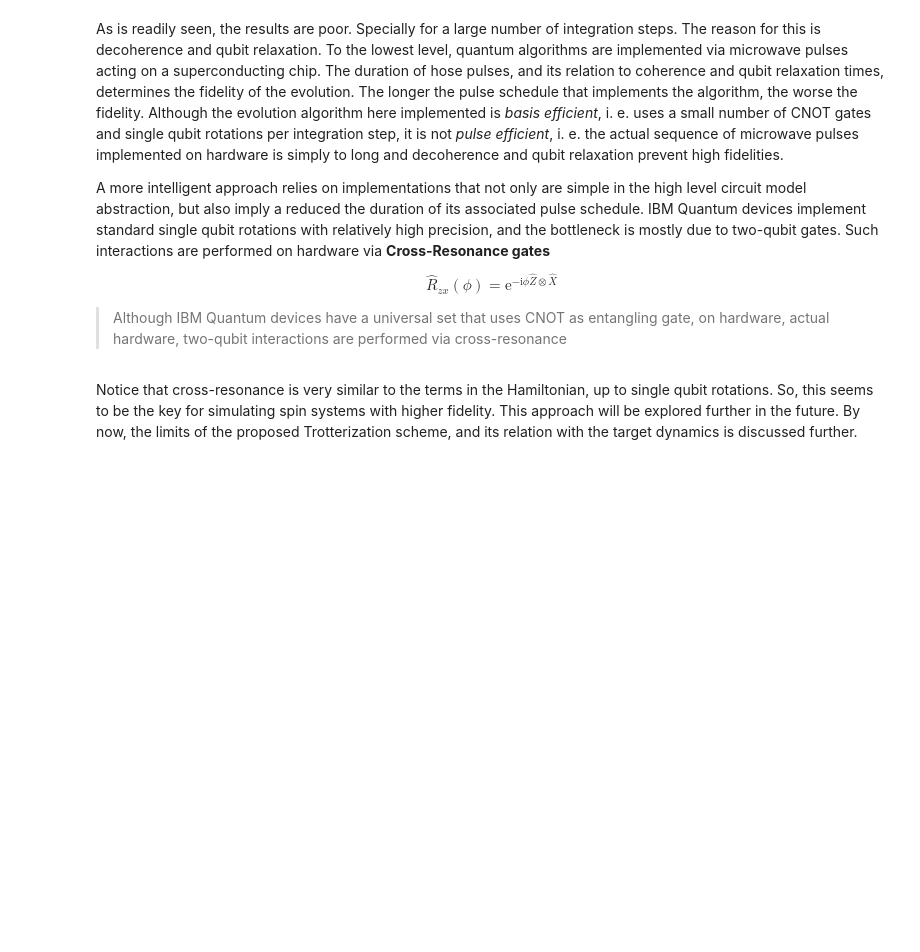
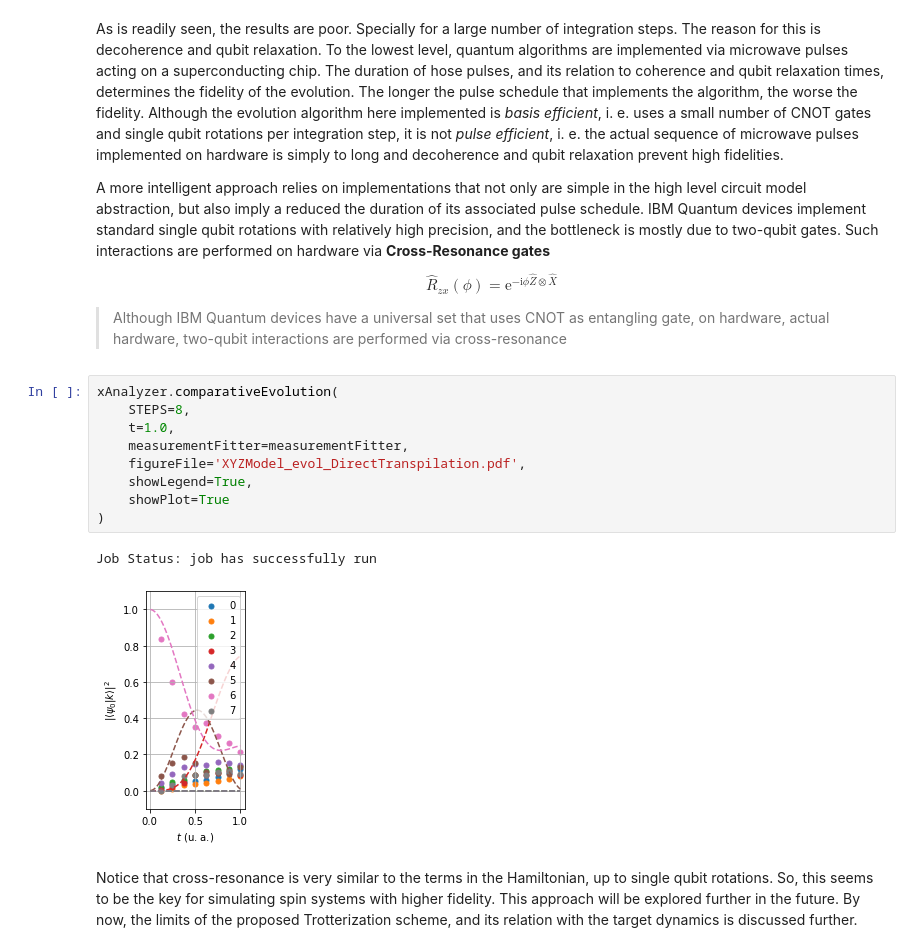
Before and after one commit to DiegoHerrera262/Thesis2020, a Jupyter notebook: PyHeisenberg/Benchmarking.ipynb, the cells around one changed output. Saved outputs shown, nothing was run; the diff lists cells and outputs as text; blank space fills up the shorter version.

```diff
--- a/PyHeisenberg/Benchmarking.ipynb
+++ b/PyHeisenberg/Benchmarking.ipynb
@@ -326,6 +324,18 @@ $$
 $$
 
 > Although IBM Quantum devices have a universal set that uses CNOT as entangling gate, on hardware, actual hardware, two-qubit interactions are performed via cross-resonance
+# %%
+xAnalyzer.comparativeEvolution(
+    STEPS=8,
+    t=1.0,
+    measurementFitter=measurementFitter,
+    figureFile='XYZModel_evol_DirectTranspilation.pdf',
+    showLegend=True,
+    showPlot=True
+)
+# %% [output]
+Job Status: job has successfully run
+[figure, added]
 # %% [markdown]
 Notice that cross-resonance is very similar to the terms in the Hamiltonian, up to single qubit rotations. So, this seems to be the key for simulating spin systems with higher fidelity. This approach will be explored further in the future. By now, the limits of the proposed Trotterization scheme, and its relation with the target dynamics is discussed further.
 # %% [markdown]
```
Also changed, not shown: parts of 4 cells of this notebook, 52 other files.
